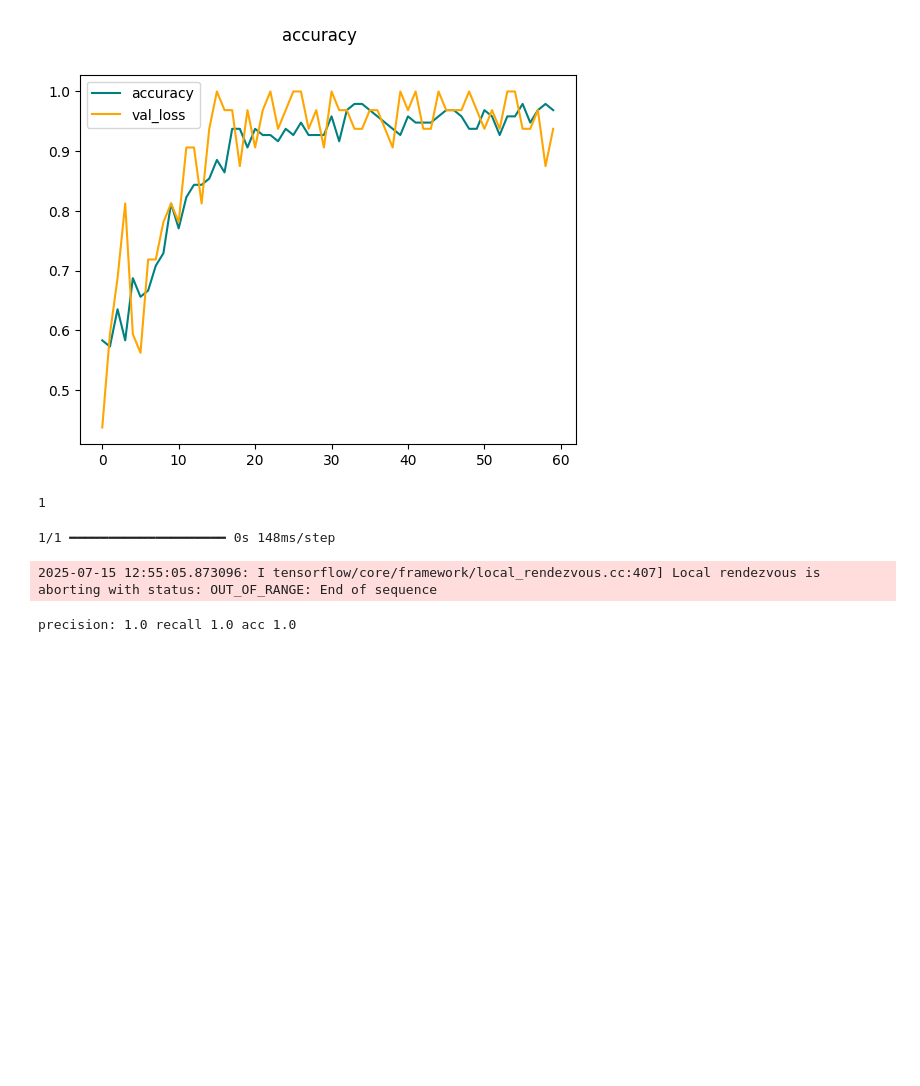
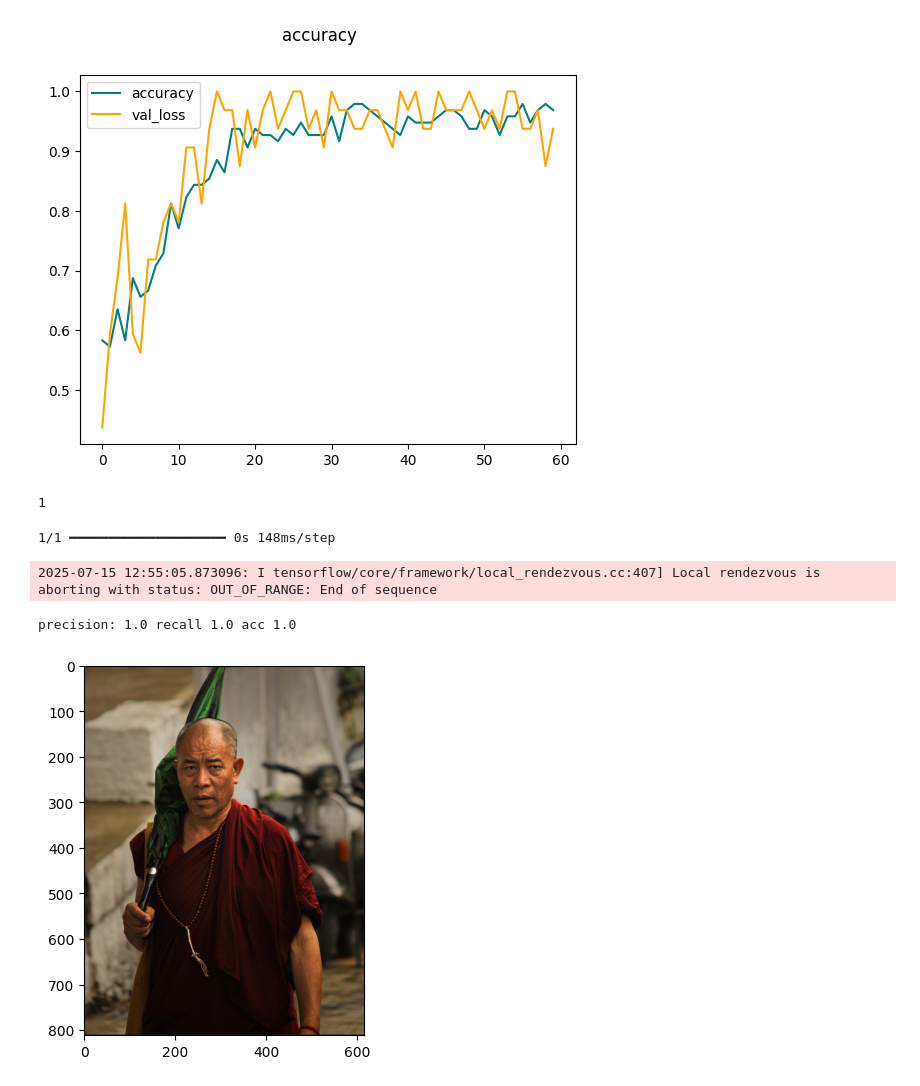
Before and after one commit to ShriVarshaan/animal-image-classifier, a Jupyter notebook: ImageClassification.ipynb, the cells around one changed output. Drawn from its saved outputs; the diff is of its cells as text; code cells hidden in the pictures; blank space fills up the shorter version.

Commit message:
making predictions with unseen images

```diff
--- a/ImageClassification.ipynb
+++ b/ImageClassification.ipynb
@@ -241,3 +241,9 @@ for batch in test.as_numpy_iterator():
 print("precision:", precision.result().numpy(), "recall", recall.result().numpy(), "acc", acc.result().numpy())
 # %% [output]
 precision: 1.0 recall 1.0 acc 1.0
+# %%
+img = cv2.imread("Dalai.png")
+plt.imshow(cv2.cvtColor(img, cv2.COLOR_BGR2RGB))
+plt.show()
+# %% [output]
+[figure, added]
```
Also changed, not shown: parts of 7 cells of this notebook, 2 other files.
